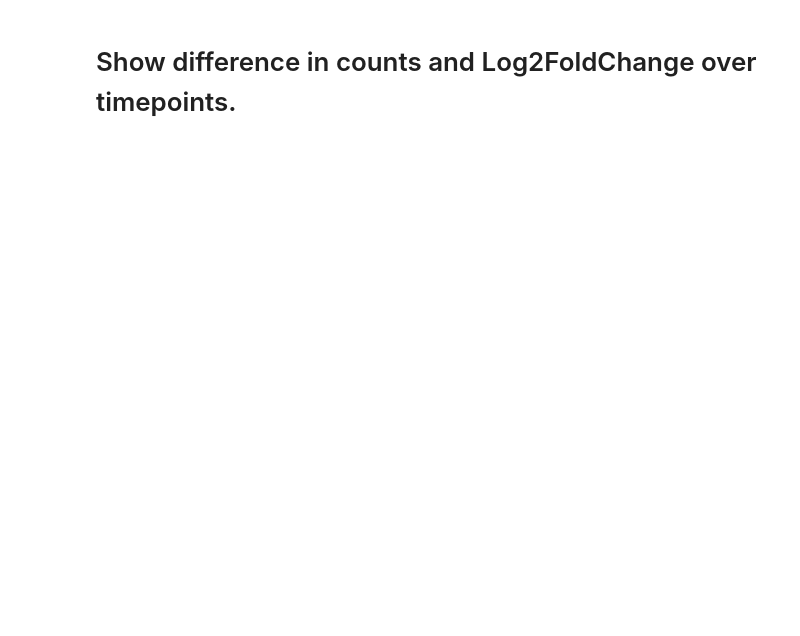
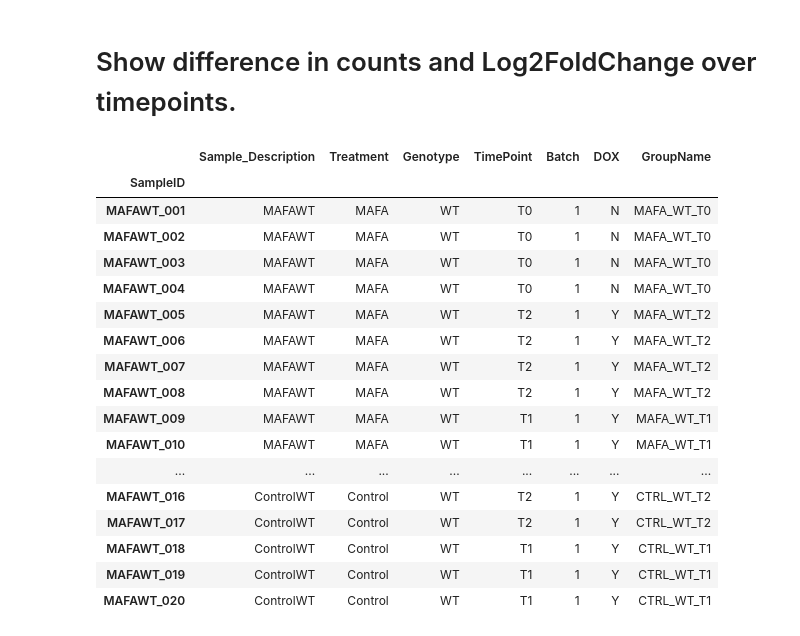
Before and after one commit to AlexanderFastner/MAFA_functional_analysis, a Jupyter notebook: notebooks/WT_timepoint_comparison.ipynb, the cells around one changed output. Cells and saved outputs as stored; diff of their text form; code cells hidden in the pictures; blank space fills up the shorter version.

```diff
--- a/notebooks/WT_timepoint_comparison.ipynb
+++ b/notebooks/WT_timepoint_comparison.ipynb
@@ -7,6 +7,28 @@ import numpy as np
 import pandas as pd
 import anndata as ad
 from anndata import AnnData
+# %%
+metadata = pd.read_csv('../data/2023_MAFA_MetaData.txt', index_col=0, sep='\t')
+metadata
+# %% [output]
+|  | Sample_Description | Treatment | Genotype | TimePoint | Batch | DOX | GroupName |
+| SampleID |  |  |  |  |  |  |  |
+| MAFAWT_001 | MAFAWT | MAFA | WT | T0 | 1 | N | MAFA_WT_T0 |
+| MAFAWT_002 | MAFAWT | MAFA | WT | T0 | 1 | N | MAFA_WT_T0 |
+| MAFAWT_003 | MAFAWT | MAFA | WT | T0 | 1 | N | MAFA_WT_T0 |
+| MAFAWT_004 | MAFAWT | MAFA | WT | T0 | 1 | N | MAFA_WT_T0 |
+| MAFAWT_005 | MAFAWT | MAFA | WT | T2 | 1 | Y | MAFA_WT_T2 |
+| MAFAWT_006 | MAFAWT | MAFA | WT | T2 | 1 | Y | MAFA_WT_T2 |
+| MAFAWT_007 | MAFAWT | MAFA | WT | T2 | 1 | Y | MAFA_WT_T2 |
+| MAFAWT_008 | MAFAWT | MAFA | WT | T2 | 1 | Y | MAFA_WT_T2 |
+| MAFAWT_009 | MAFAWT | MAFA | WT | T1 | 1 | Y | MAFA_WT_T1 |
+| MAFAWT_010 | MAFAWT | MAFA | WT | T1 | 1 | Y | MAFA_WT_T1 |
+| ... | ... | ... | ... | ... | ... | ... | ... |
+| MAFAWT_016 | ControlWT | Control | WT | T2 | 1 | Y | CTRL_WT_T2 |
+| MAFAWT_017 | ControlWT | Control | WT | T2 | 1 | Y | CTRL_WT_T2 |
+| MAFAWT_018 | ControlWT | Control | WT | T1 | 1 | Y | CTRL_WT_T1 |
+| MAFAWT_019 | ControlWT | Control | WT | T1 | 1 | Y | CTRL_WT_T1 |
+| MAFAWT_020 | ControlWT | Control | WT | T1 | 1 | Y | CTRL_WT_T1 |
 # %%
 # Read raw data and process it
 adata = pd.read_csv('../data/MAFA_WT_gene_count.txt', index_col=20, sep='\t').T
```
Also changed, not shown: parts of 4 cells of this notebook, 2 other files.
